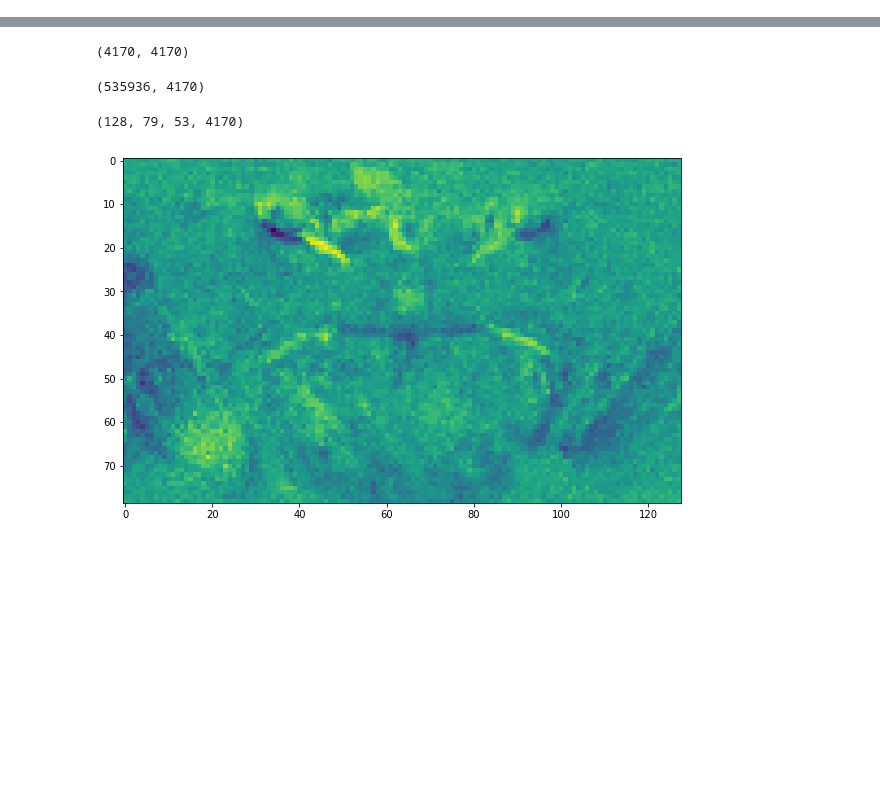
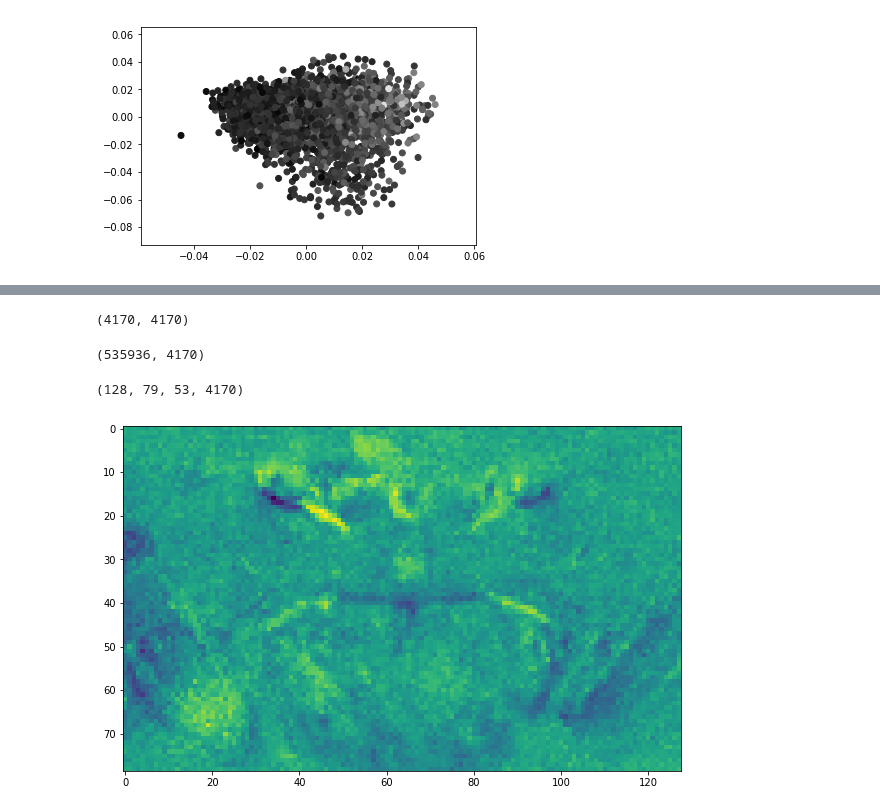
Before and after one commit to bellabrez/bigbadbrain, a Jupyter notebook: jupyter_notebooks/PCA.ipynb, the cells around one changed output, grey strips where cells are left out. Cells and saved outputs as stored; diff of their text form; code cells hidden in the pictures; blank space fills up the shorter version.

```diff
--- a/jupyter_notebooks/PCA.ipynb
+++ b/jupyter_notebooks/PCA.ipynb
@@ -42,0 +92,7 @@ data
+# %%
+plt.scatter(data[0]['pca_componentsFalse.npy'][0,:],
+         data[0]['pca_componentsFalse.npy'][1,:],
+         c=color)
+plt.show()
+# %% [output]
+[figure, added]
```
Also changed, not shown: parts of 17 cells of this notebook, 5 other files.
